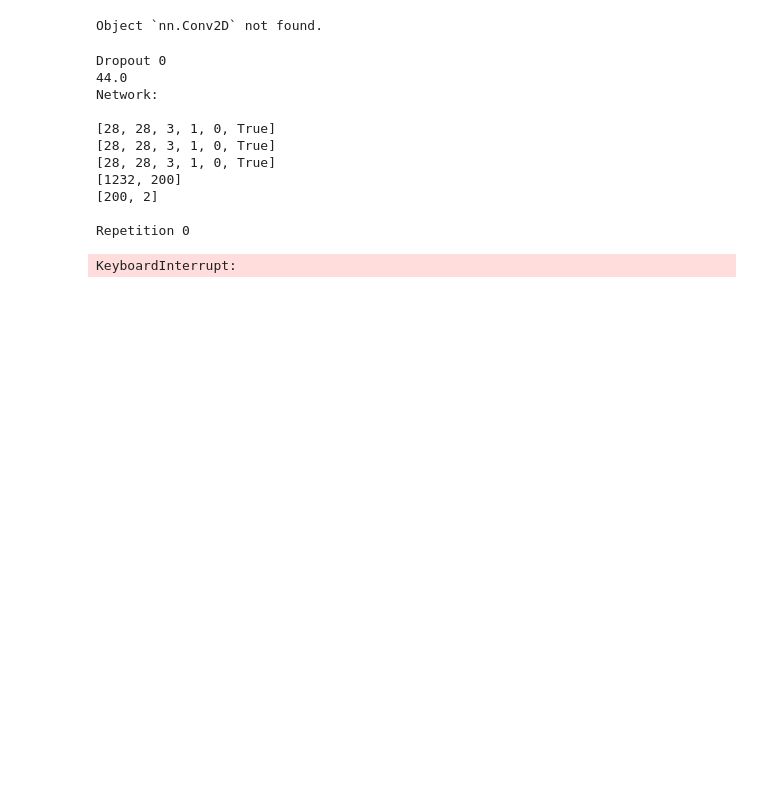
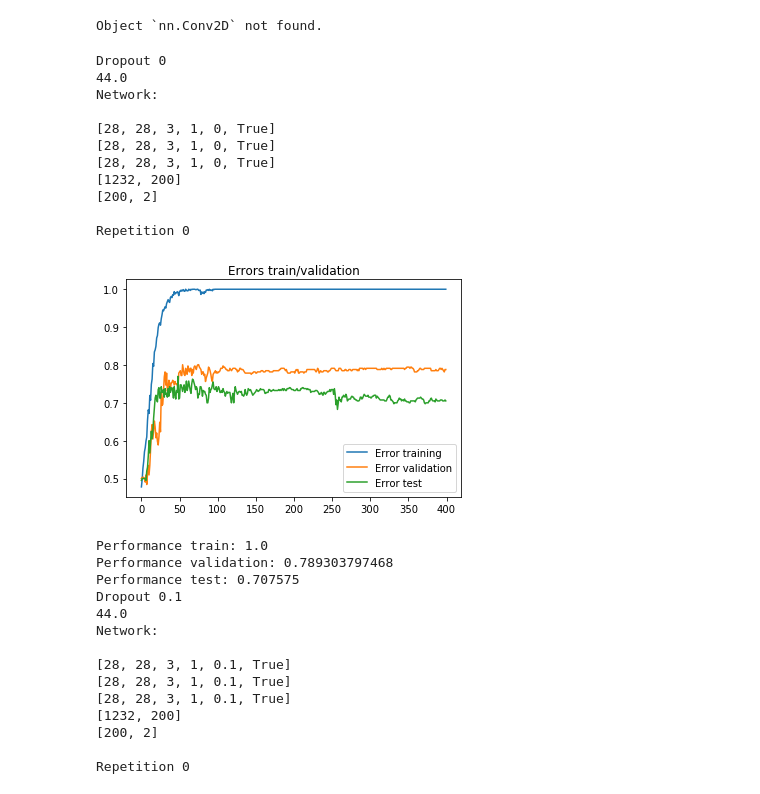
Before and after one commit to deatinor/EEG, a Jupyter notebook: stefano/models.ipynb, the cells around one changed output. Cells and saved outputs as stored; diff of their text form; code cells hidden in the pictures; blank space fills up the shorter version.

```diff
--- a/stefano/models.ipynb
+++ b/stefano/models.ipynb
@@ -84,35 +84,49 @@ for dropout in dropout_values:
     print('Dropout',dropout)
     cv=CrossValidation(k=4,train_dataset=train_dataset,test_dataset=test_dataset,
                    train_target=train_target,test_target=test_target)
 
     net_type=ThreeLayers
     optimizer_type=optim.Adam
     criterion_type=nn.CrossEntropyLoss
     network_params=NetworkParams(conv_filters=[28,28,28],conv_kernels=[3,3,3],
                                  linear_filters=[200,2],
                                  dropout_rate=dropout,batch_norm=True,conv1D=True)
     optimizer_params=OptimizerParams()
     train_params=TrainParams(max_epoch=400,mini_batch_size=79)
 
 
     params=Params(net_type,optimizer_type,criterion_type,network_params=network_params,
                   optimizer_params=optimizer_params,train_params=train_params,)
 
-    cv(params,repetitions=1,cross_validation=False,repetitions_test=4)
+    cv(params,repetitions=1,cross_validation=True,repetitions_test=4)
     results.append(cv.result)
 # %% [output]
 Dropout 0
 44.0
 Network:
 
 [28, 28, 3, 1, 0, True]
 [28, 28, 3, 1, 0, True]
 [28, 28, 3, 1, 0, True]
 [1232, 200]
 [200, 2]
 
 Repetition 0
+[figure, added]
-KeyboardInterrupt:
+Performance train: 1.0
+Performance validation: 0.789303797468
+Performance test: 0.707575
+Dropout 0.1
+44.0
+Network:
+
+[28, 28, 3, 1, 0.1, True]
+[28, 28, 3, 1, 0.1, True]
+[28, 28, 3, 1, 0.1, True]
+[1232, 200]
+[200, 2]
+
+Repetition 0
 # %%
 save=False
 if save:
```
Also changed, not shown: 1 other file.
